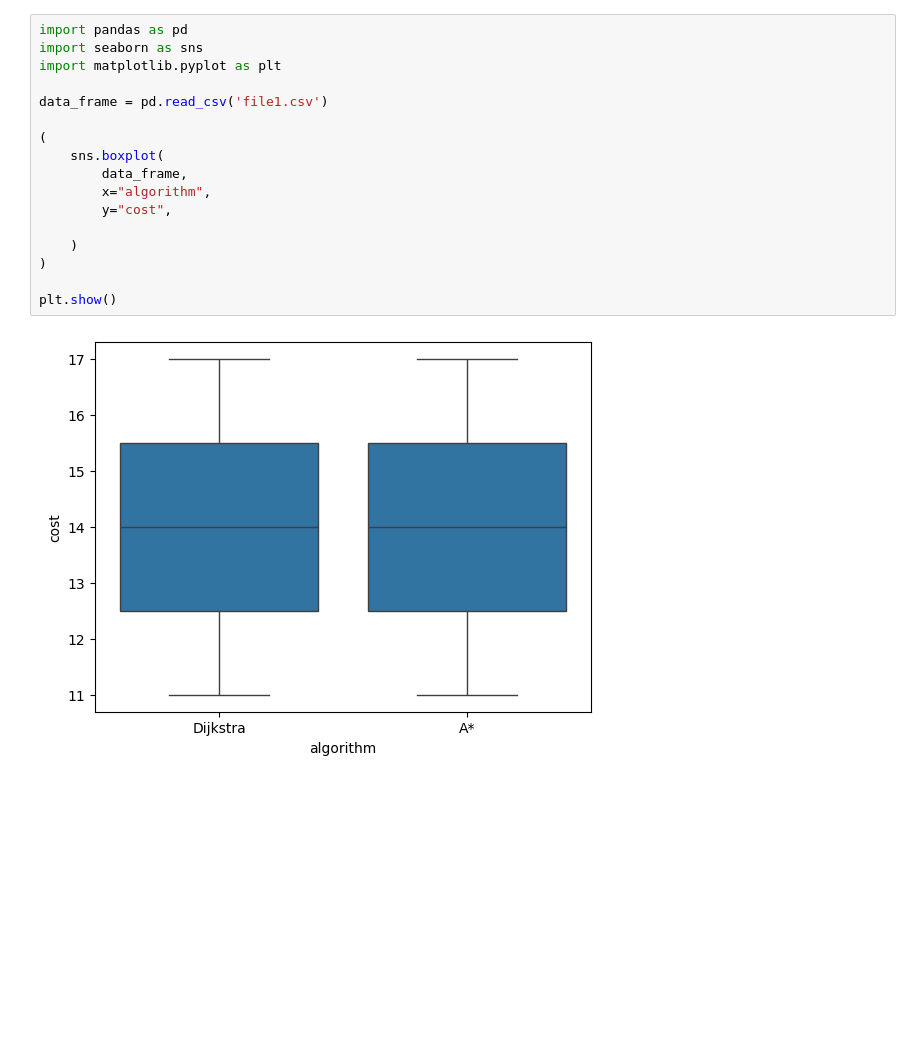
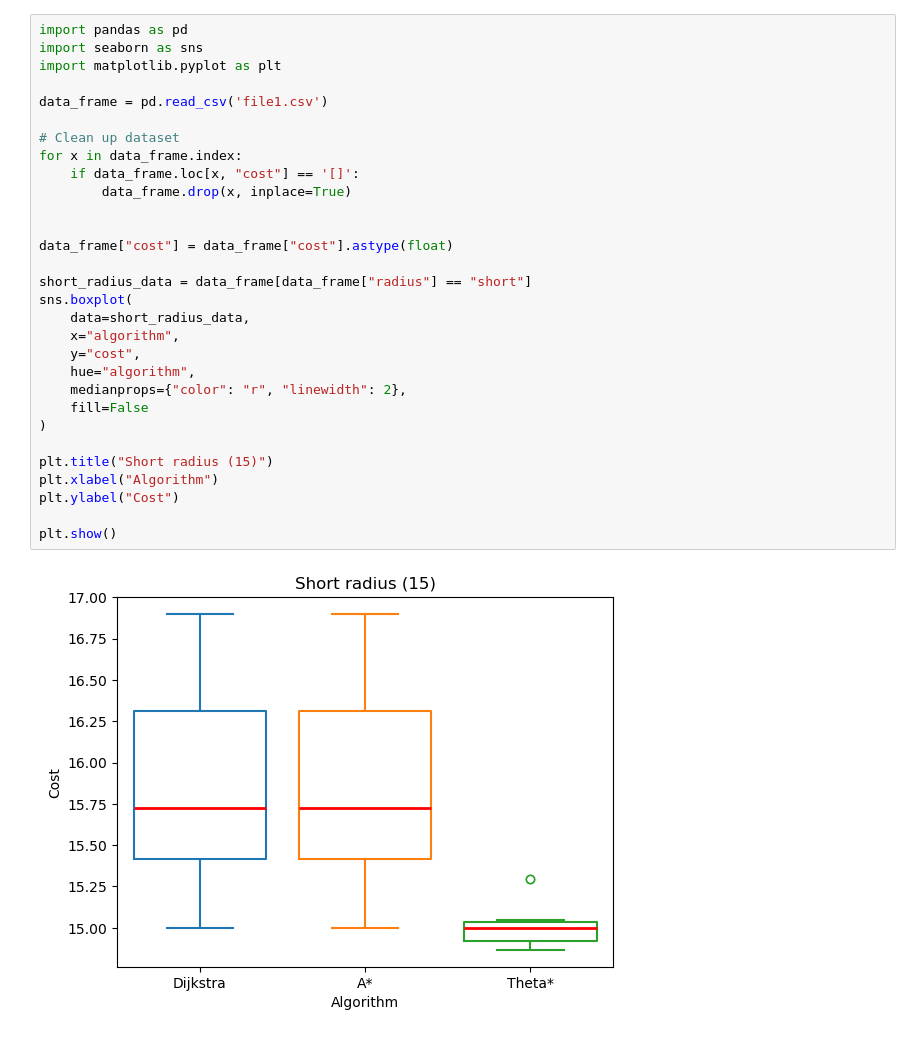
Before and after one commit to JulianMella/python_motion_planning, a Jupyter notebook: examples/graphs.ipynb, the cells around one changed output. Saved outputs shown, nothing was run; the diff lists cells and outputs as text; blank space fills up the shorter version.

Commit message:
able to create 30 short and long radius

```diff
--- a/examples/graphs.ipynb
+++ b/examples/graphs.ipynb
@@ -1,19 +1,32 @@
 # %%
 import pandas as pd
 import seaborn as sns
 import matplotlib.pyplot as plt
 
 data_frame = pd.read_csv('file1.csv')
 
-(
-    sns.boxplot(
-        data_frame,
-        x="algorithm",
-        y="cost",
+# Clean up dataset
+for x in data_frame.index:
+    if data_frame.loc[x, "cost"] == '[]':
+        data_frame.drop(x, inplace=True)
 
-    )
+
+data_frame["cost"] = data_frame["cost"].astype(float)
+
+short_radius_data = data_frame[data_frame["radius"] == "short"]
+sns.boxplot(
+    data=short_radius_data,
+    x="algorithm",
+    y="cost",
+    hue="algorithm",
+    medianprops={"color": "r", "linewidth": 2},
+    fill=False
 )
 
+plt.title("Short radius (15)")
+plt.xlabel("Algorithm")
+plt.ylabel("Cost")
+
 plt.show()
 # %% [output]
-[figure, old version]
+[figure, new version]
```
Also changed, not shown: parts of 2 cells of this notebook, 1 other file.
